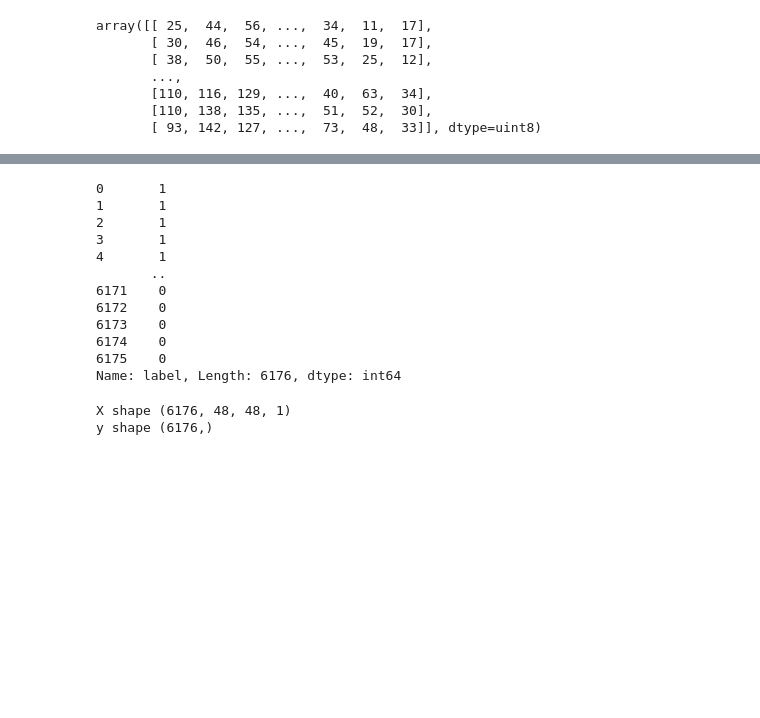
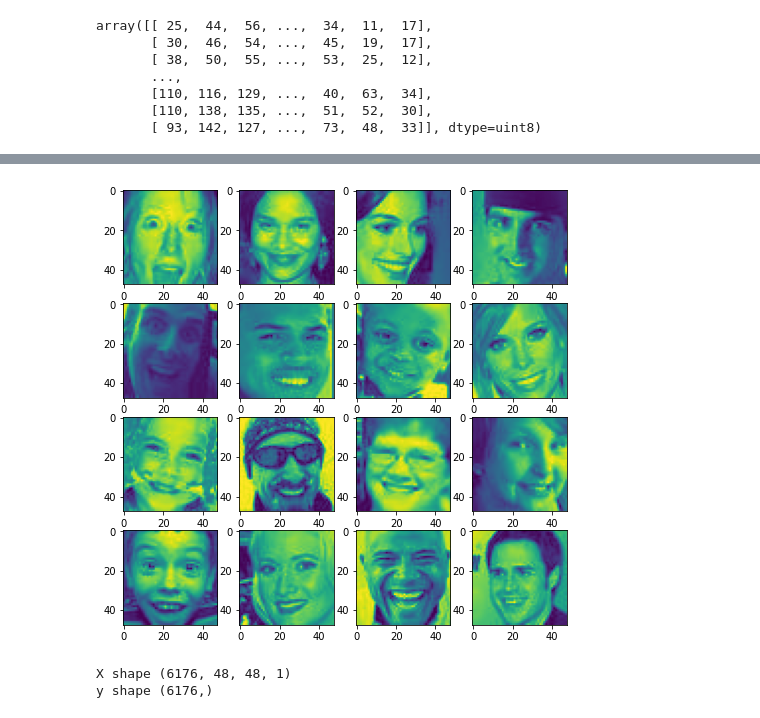
Before and after one commit to Jasc94/thebridge, a Jupyter notebook: week12_DL/0_Kaggle_Sentiment/1_analysis.ipynb, the cells around one changed output, grey strips where cells are left out. Saved outputs shown, nothing was run; the diff lists cells and outputs as text; code cells hidden in the pictures; blank space fills up the shorter version.

```diff
--- a/week12_DL/0_Kaggle_Sentiment/1_analysis.ipynb
+++ b/week12_DL/0_Kaggle_Sentiment/1_analysis.ipynb
@@ -46,18 +63,11 @@ data.head(2)
-# %%
-data.label
-# %% [output]
-0       1
-1       1
-2       1
-3       1
-4       1
-       ..
-6171    0
-6172    0
-6173    0
-6174    0
-6175    0
-Name: label, Length: 6176, dtype: int64
+# %%
+# Let's see some examples after the transformation
+fig, axes = plt.subplots(4, 4, figsize=(8,8))
+
+for i, ax in enumerate(axes.flat):
+    ax.imshow(X[i])
+# %% [output]
+[figure, added]
 # %%
 # Dependent variables
 X = np.array(list(data.iloc[:, 3].values))
```
Also changed, not shown: parts of 13 cells of this notebook, 5 other files.
